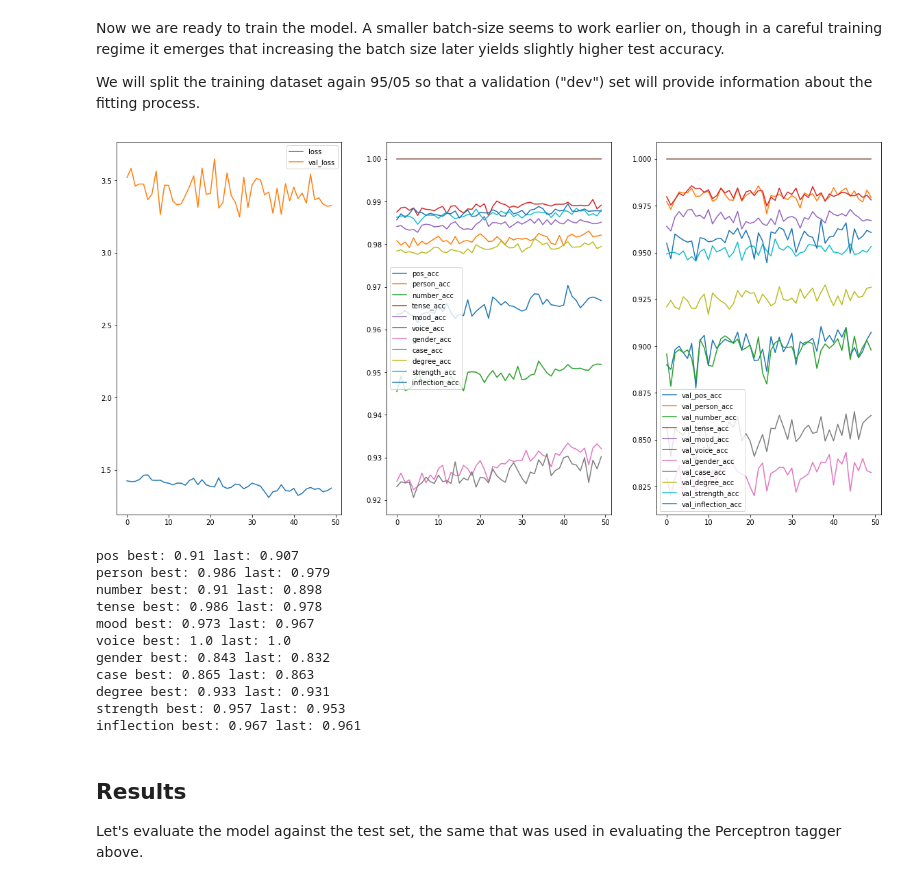
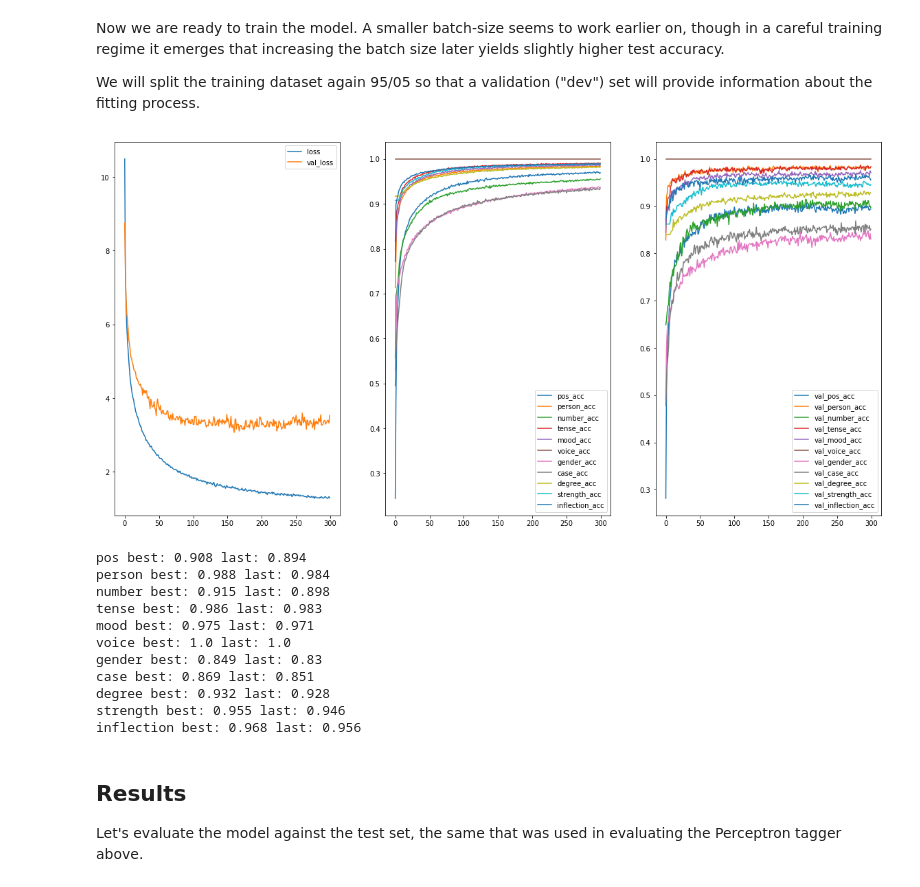
Before and after one commit to cltk/ang_models_cltk, a Jupyter notebook: notebooks/Morphological Analysis for Small Annotated Corpora.ipynb, the cells around one changed output. Cells and saved outputs as stored; diff of their text form; code cells hidden in the pictures.

```diff
--- a/notebooks/Morphological Analysis for Small Annotated Corpora.ipynb
+++ b/notebooks/Morphological Analysis for Small Annotated Corpora.ipynb
@@ -729,25 +728,14 @@ def make_char_word_rnn_model(
                              trainable = True,
                              mask_zero = True)
 
-    def _word_analyzer_rnn(kernel_size):
-        rnn_layer = layers.Bidirectional(layers.GRU(kernel_size, activation='tanh', dropout=0.2, recurrent_dropout=0.2))
-        return rnn_layer
-
     # encode the input
     char_input = Input(shape=(max_sent_len, max_word_len, ), dtype='float32')
     vectors = layers.TimeDistributed(char_embed)(char_input)
 
     # run word-level RNNs over the letters
-    word_rnn = _word_analyzer_rnn(char_lstm_size)
-    rnn_blocks = layers.TimeDistributed(word_rnn)(vectors)
-
-    # now run the sentence LSTM
-    char_lstm = layers.Bidirectional(layers.LSTM(word_lstm_size, return_sequences=True,
-                                                 name='char_encoder',
-                                                 activation='tanh',
-                                                 kernel_regularizer=regularizers.l2(0.01),
-                                                 activity_regularizer=regularizers.l2(0.01),
-                                                 dropout=0.4, recurrent_dropout=0.4))(rnn_blocks)
+    word_rnn = _layers.Bidirectional(layers.GRU(char_lstm_size, activation='tanh',
+                                                dropout=0.2, recurrent_dropout=0.2))
+    char_vectors = layers.TimeDistributed(word_rnn)(vectors)
 
     # The Word portion
     # word vectors
@@ -761,24 +749,27 @@ def make_char_word_rnn_model(
     word_input = Input(shape=(max_sent_len,), dtype='float32')
     word_vectors = word_embed(word_input)
 
+    char_word_vectors = layers.concatenate([char_vectors, word_vectors], axis=-1)
+
     word_lstm = layers.Bidirectional(layers.LSTM(word_lstm_size, return_sequences=True,
                                                  name='word_encoder',
                                                  activation='tanh',
                                                  kernel_regularizer=regularizers.l2(0.01),
                                                  activity_regularizer=regularizers.l2(0.01),
-                                                 dropout=0.4, recurrent_dropout=0.4))(word_vectors)
+                                                 dropout=0.4, recurrent_dropout=0.4))(char_word_vectors)
 
-    concat = layers.concatenate([char_lstm, word_lstm], axis=-1)
 
-    out = layers.Dense(dense_size, activation='relu')(concat)
+    # push through dense layers
+    out = layers.Dense(dense_size, activation='relu')(word_lstm)
     out = layers.Dropout(rate=0.2)(out)
     out = layers.Dense(dense_size, activation='relu')(out)
     out = layers.Dropout(rate=0.2)(out)
     out = layers.Dense(dense_size, activation='relu')(out)
     out = layers.Dropout(rate=0.2)(out)
 
-    outputs = [layers.Dense(morpho_size, activation='softmax', name=morpho_names[i])(out) for i, morpho_size in enumerate(morpho_sizes)]
-
+    # generate the output via softmax layers
+    outputs = [layers.Dense(morpho_size, activation='softmax', name=morpho_names[i])(out)
+               for i, morpho_size in enumerate(morpho_sizes)]
 
     model = Model([char_input, word_input], outputs)
 
@@ -876,23 +866,23 @@ We will split the training dataset again 95/05 so that a validation ("dev") set
 # %%
 idx = list(range(len(X)))
 np.random.shuffle(idx)
 history = m1.fit([X[idx], X2_train[idx]], [y[idx] for y in Y],
-                 batch_size=16, epochs=50,
+                 batch_size=16, epochs=300,
                  callbacks=[plot_losses],
                  validation_data=([X_test, X2_test], [y for y in Y_test]))
 # %% [output]
-[figure, old version]
+[figure, new version]
-pos best: 0.91 last: 0.907
-person best: 0.986 last: 0.979
-number best: 0.91 last: 0.898
-tense best: 0.986 last: 0.978
-mood best: 0.973 last: 0.967
+pos best: 0.908 last: 0.894
+person best: 0.988 last: 0.984
+number best: 0.915 last: 0.898
+tense best: 0.986 last: 0.983
+mood best: 0.975 last: 0.971
 voice best: 1.0 last: 1.0
-gender best: 0.843 last: 0.832
-case best: 0.865 last: 0.863
-degree best: 0.933 last: 0.931
-strength best: 0.957 last: 0.953
-inflection best: 0.967 last: 0.961
+gender best: 0.849 last: 0.83
+case best: 0.869 last: 0.851
+degree best: 0.932 last: 0.928
+strength best: 0.955 last: 0.946
+inflection best: 0.968 last: 0.956
 # %% [markdown]
 ## Results
 
```
Also changed, not shown: parts of 9 cells of this notebook.
